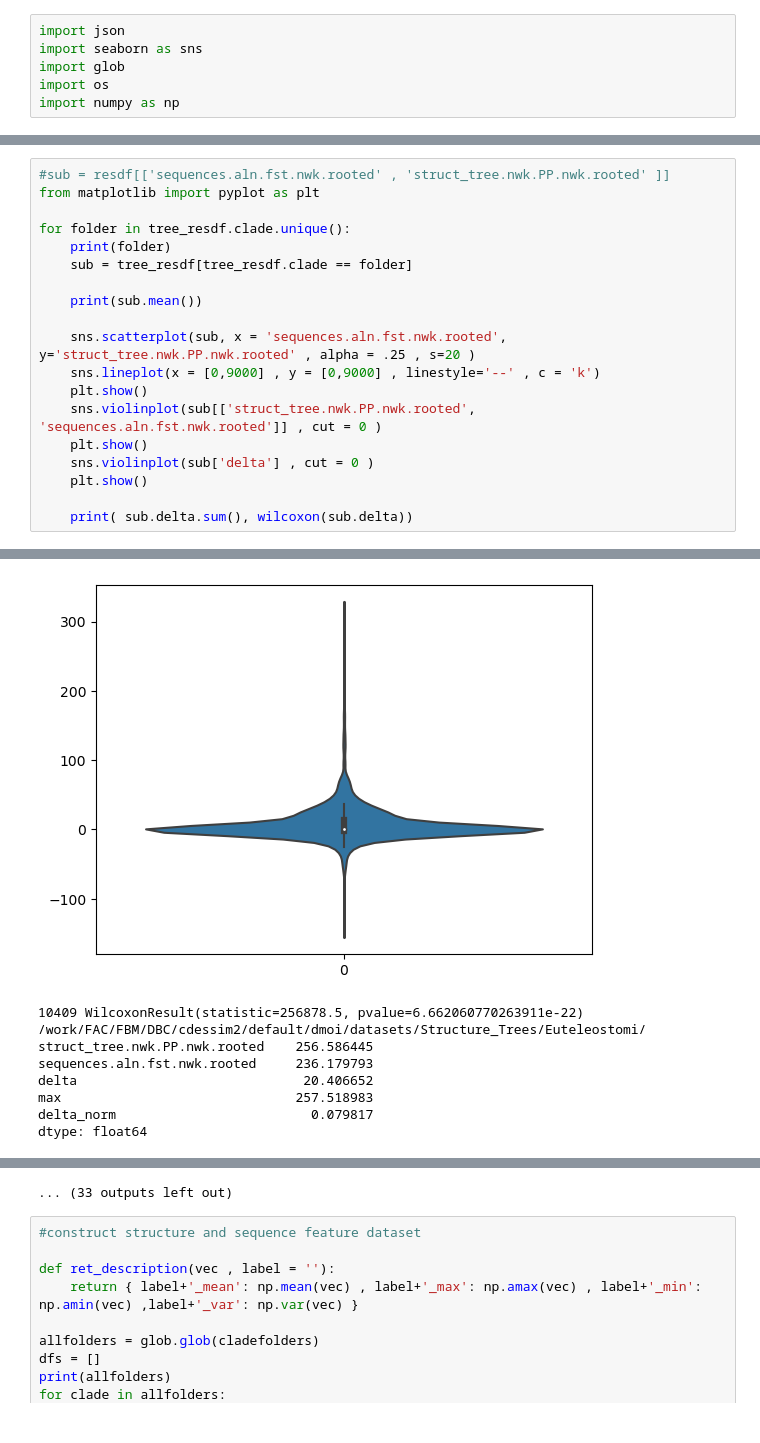
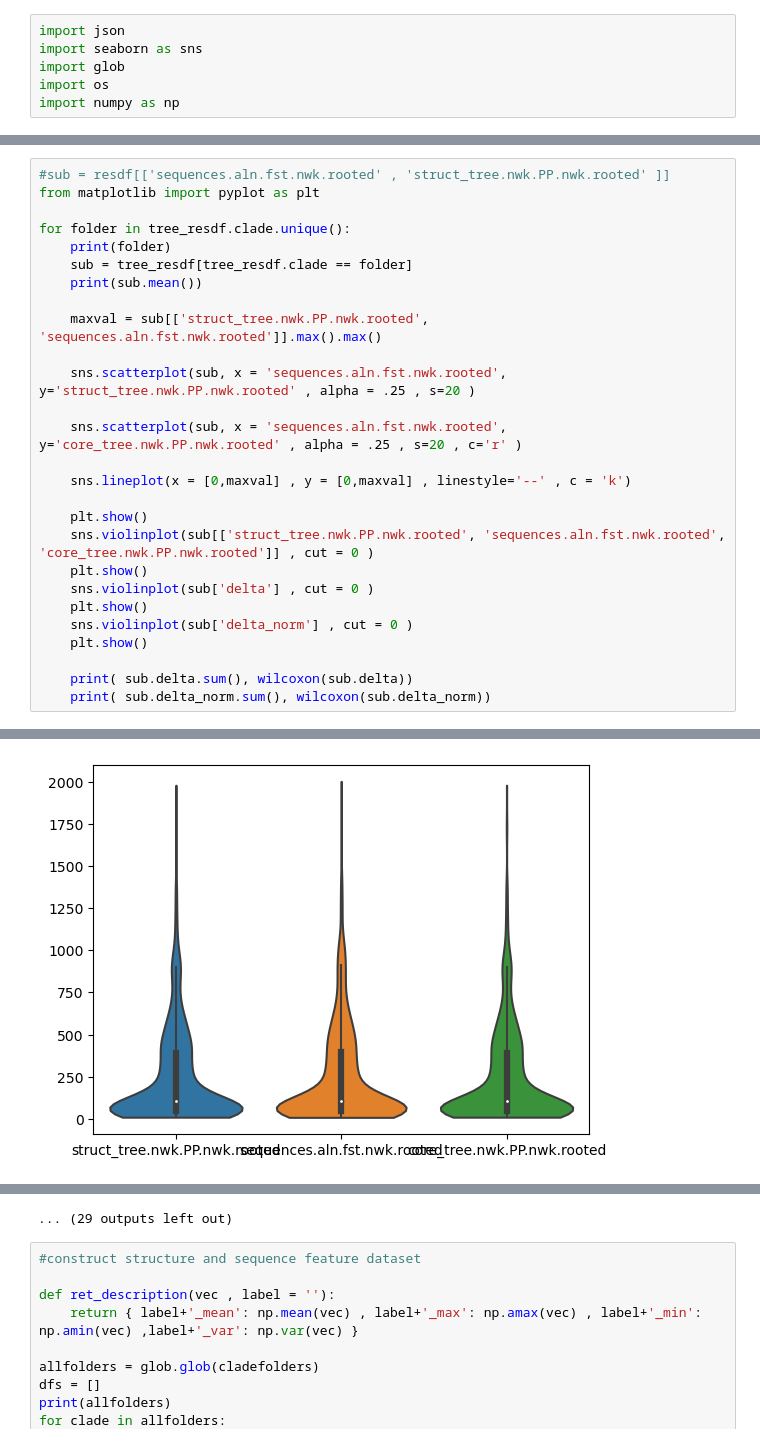
Before and after one commit to DessimozLab/fold_tree, a Jupyter notebook: compare_treesets.ipynb, the cells around one changed output, grey strips where cells are left out. Drawn from its saved outputs; the diff is of its cells as text.

```diff
--- a/compare_treesets.ipynb
+++ b/compare_treesets.ipynb
@@ -108,17 +129,25 @@ from matplotlib import pyplot as plt
 for folder in tree_resdf.clade.unique():
     print(folder)
     sub = tree_resdf[tree_resdf.clade == folder]
-
     print(sub.mean())
 
+    maxval = sub[['struct_tree.nwk.PP.nwk.rooted', 'sequences.aln.fst.nwk.rooted']].max().max()
+
     sns.scatterplot(sub, x = 'sequences.aln.fst.nwk.rooted', y='struct_tree.nwk.PP.nwk.rooted' , alpha = .25 , s=20 )
-    sns.lineplot(x = [0,9000] , y = [0,9000] , linestyle='--' , c = 'k')
+
+    sns.scatterplot(sub, x = 'sequences.aln.fst.nwk.rooted', y='core_tree.nwk.PP.nwk.rooted' , alpha = .25 , s=20 , c='r' )
+
+    sns.lineplot(x = [0,maxval] , y = [0,maxval] , linestyle='--' , c = 'k')
+
     plt.show()
-    sns.violinplot(sub[['struct_tree.nwk.PP.nwk.rooted', 'sequences.aln.fst.nwk.rooted']] , cut = 0 )
+    sns.violinplot(sub[['struct_tree.nwk.PP.nwk.rooted', 'sequences.aln.fst.nwk.rooted', 'core_tree.nwk.PP.nwk.rooted']] , cut = 0 )
     plt.show()
     sns.violinplot(sub['delta'] , cut = 0 )
     plt.show()
+    sns.violinplot(sub['delta_norm'] , cut = 0 )
+    plt.show()
 
     print( sub.delta.sum(), wilcoxon(sub.delta))
+    print( sub.delta_norm.sum(), wilcoxon(sub.delta_norm))
 # %% [output]
 /work/FAC/FBM/DBC/cdessim2/default/dmoi/datasets/Structure_Trees/Bacteria/
@@ -144,9 +176 @@ dtype: float64
-[figure, old version]
+[figure, new version]
-10409 WilcoxonResult(statistic=256878.5, pvalue=6.662060770263911e-22)
-/work/FAC/FBM/DBC/cdessim2/default/dmoi/datasets/Structure_Trees/Euteleostomi/
-struct_tree.nwk.PP.nwk.rooted    256.586445
-sequences.aln.fst.nwk.rooted     236.179793
-delta                             20.406652
-max                              257.518983
-delta_norm                         0.079817
-dtype: float64
@@ -156,4 +190,4 @@ dtype: float64
-... (33 outputs left out)
+... (29 outputs left out)
 # %%
 #construct structure and sequence feature dataset
 
```
Also changed, not shown: parts of 14 cells of this notebook, 5 other files.
